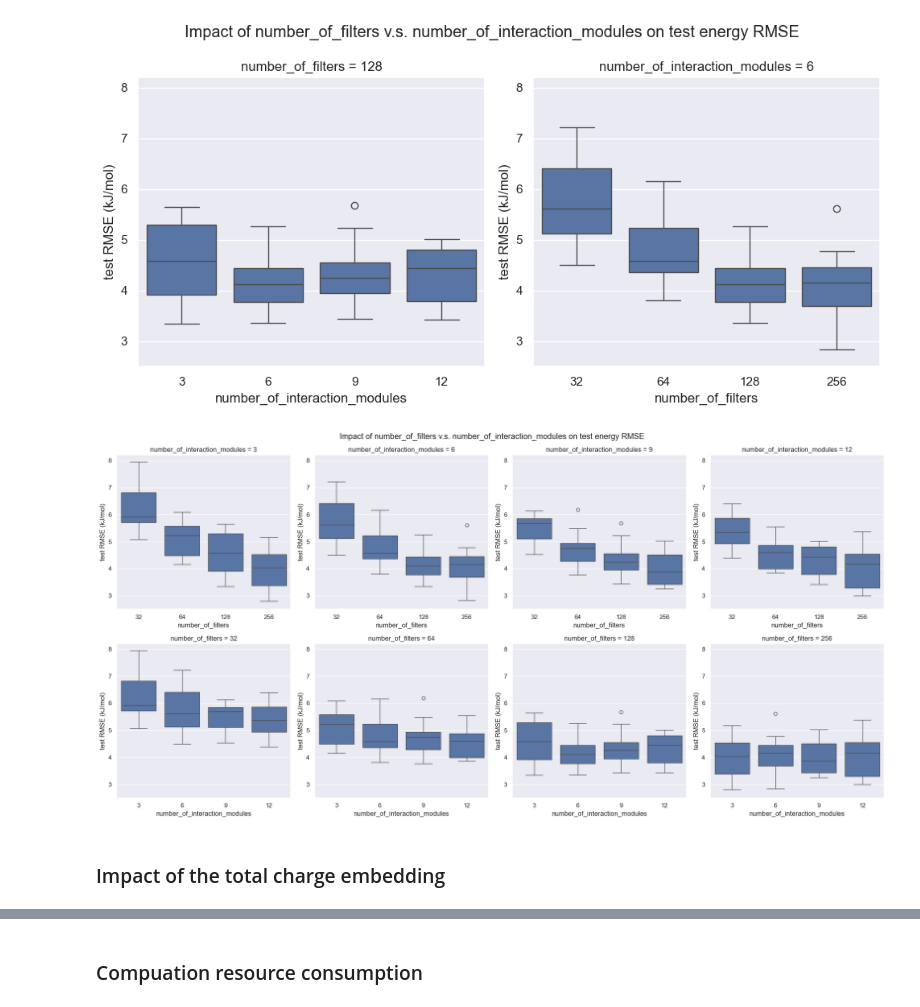
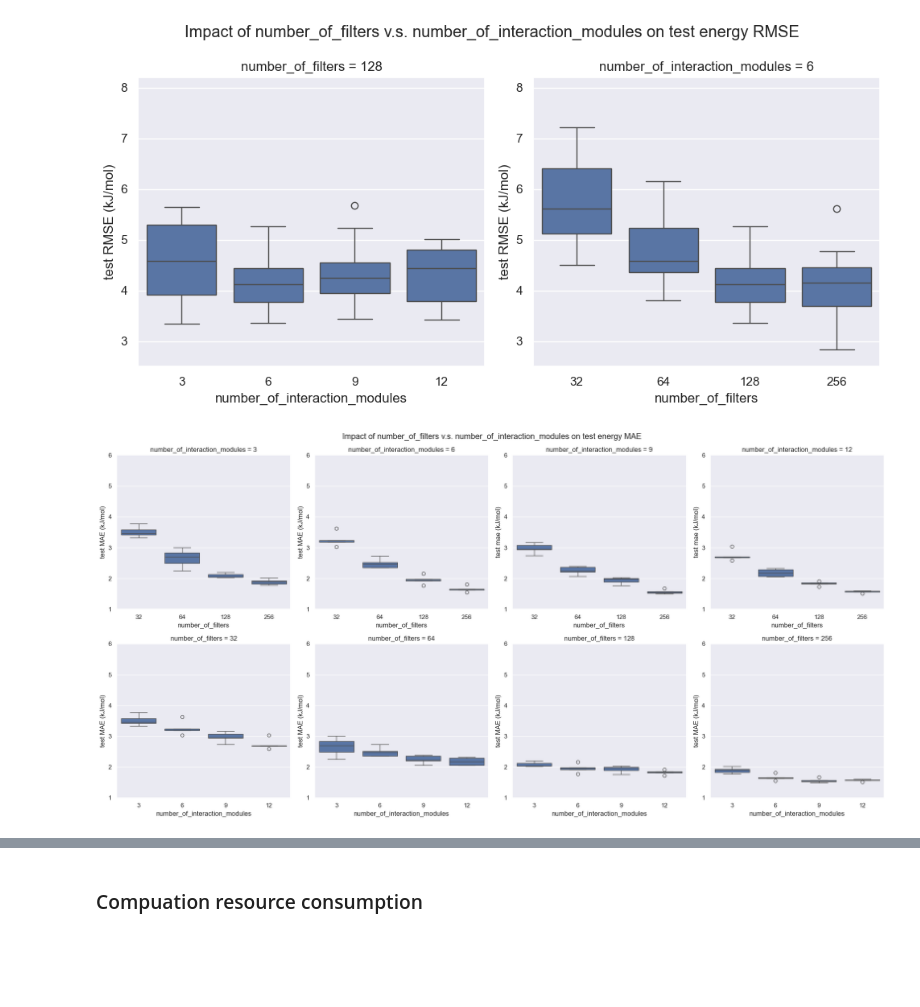
Before and after one commit to MarshallYan/modelforge-experiments, a Jupyter notebook: analysis/schnet_qm9.ipynb, the cells around one changed output, grey strips where cells are left out. Drawn from its saved outputs; the diff is of its cells as text; code cells hidden in the pictures; blank space fills up the shorter version.

```diff
--- a/analysis/schnet_qm9.ipynb
+++ b/analysis/schnet_qm9.ipynb
@@ -527,7 +528,7 @@ for i, number_of_filters in enumerate([32, 64, 128, 256]):
 # %% [markdown]
 At number_of_per_atom_features >= 128, test RMSE is close to minimum.
 # %%
-test_results_df = test_results_df[test_results_df["number_of_per_atom_features"] >= 128]
+test_results_df = test_results_df[test_results_df["number_of_per_atom_features"] == 512]
 # %% [markdown]
 ### Impact of number_of_filters v.s. number_of_interaction_modules
 # %%
@@ -561,51 +562,51 @@ fig.tight_layout()
 [figure]
 # %%
 fig, axes = plt.subplots(2, 4, figsize=(20, 10))
-fig.suptitle("Impact of number_of_filters v.s. number_of_interaction_modules on test energy RMSE")
+fig.suptitle("Impact of number_of_filters v.s. number_of_interaction_modules on test energy MAE")
 
 # fixed number_of_interaction_modules
 sns.boxplot(
     ax=axes[0, 0],
     data=test_results_df[test_results_df["number_of_interaction_modules"] == 3],
     x="number_of_filters",
-    y="test/per_system_energy/rmse",
+    y="test/per_system_energy/mae",
     # hue="number_of_per_atom_features",
 )
-axes[0, 0].set_ylim(2.5, 8.2)
-axes[0, 0].set_ylabel("test RMSE (kJ/mol)")
+axes[0, 0].set_ylim(1, 6)
+axes[0, 0].set_ylabel("test MAE (kJ/mol)")
 axes[0, 0].set_title("number_of_interaction_modules = 3")
 
 sns.boxplot(
     ax=axes[0, 1],
     data=test_results_df[test_results_df["number_of_interaction_modules"] == 6],
     x="number_of_filters",
-    y="test/per_system_energy/rmse",
+    y="test/per_system_energy/mae",
     # hue="number_of_per_atom_features",
 )
-axes[0, 1].set_ylim(2.5, 8.2)
-axes[0, 1].set_ylabel("test RMSE (kJ/mol)")
+axes[0, 1].set_ylim(1, 6)
+axes[0, 1].set_ylabel("test MAE (kJ/mol)")
 axes[0, 1].set_title("number_of_interaction_modules = 6")
 
 sns.boxplot(
     ax=axes[0, 2],
     data=test_results_df[test_results_df["number_of_interaction_modules"] == 9],
     x="number_of_filters",
-    y="test/per_system_energy/rmse",
+    y="test/per_system_energy/mae",
     # hue="number_of_per_atom_features",
 )
-axes[0, 2].set_ylim(2.5, 8.2)
-axes[0, 2].set_ylabel("test RMSE (kJ/mol)")
+axes[0, 2].set_ylim(1, 6)
+axes[0, 2].set_ylabel("test mae (kJ/mol)")
 axes[0, 2].set_title("number_of_interaction_modules = 9")
 
 sns.boxplot(
     ax=axes[0, 3],
     data=test_results_df[test_results_df["number_of_interaction_modules"] == 12],
     x="number_of_filters",
-    y="test/per_system_energy/rmse",
+    y="test/per_system_energy/mae",
     # hue="number_of_per_atom_features",
 )
-axes[0, 3].set_ylim(2.5, 8.2)
-axes[0, 3].set_ylabel("test RMSE (kJ/mol)")
+axes[0, 3].set_ylim(1, 6)
+axes[0, 3].set_ylabel("test mae (kJ/mol)")
 axes[0, 3].set_title("number_of_interaction_modules = 12")
 
 # fixed number_of_filters
@@ -613,48 +614,47 @@ sns.boxplot(
     ax=axes[1, 0],
     data=test_results_df[test_results_df["number_of_filters"] == 32],
     x="number_of_interaction_modules",
-    y="test/per_system_energy/rmse",
+    y="test/per_system_energy/mae",
     # hue="number_of_per_atom_features",
 )
-axes[1, 0].set_ylim(2.5, 8.2)
-axes[1, 0].set_ylabel("test RMSE (kJ/mol)")
+axes[1, 0].set_ylim(1, 6)
+axes[1, 0].set_ylabel("test MAE (kJ/mol)")
 axes[1, 0].set_title("number_of_filters = 32")
 
 sns.boxplot(
     ax=axes[1, 1],
     data=test_results_df[test_results_df["number_of_filters"] == 64],
     x="number_of_interaction_modules",
-    y="test/per_system_energy/rmse",
+    y="test/per_system_energy/mae",
     # hue="number_of_per_atom_features",
 )
-axes[1, 1].set_ylim(2.5, 8.2)
-axes[1, 1].set_ylabel("test RMSE (kJ/mol)")
+axes[1, 1].set_ylim(1, 6)
+axes[1, 1].set_ylabel("test MAE (kJ/mol)")
 axes[1, 1].set_title("number_of_filters = 64")
 
 sns.boxplot(
     ax=axes[1, 2],
     data=test_results_df[test_results_df["number_of_filters"] == 128],
     x="number_of_interaction_modules",
-    y="test/per_system_energy/rmse",
+    y="test/per_system_energy/mae",
     # hue="number_of_per_atom_features",
 )
-axes[1, 2].set_ylim(2.5, 8.2)
-axes[1, 2].set_ylabel("test RMSE (kJ/mol)")
+axes[1, 2].set_ylim(1, 6)
+axes[1, 2].set_ylabel("test MAE (kJ/mol)")
 axes[1, 2].set_title("number_of_filters = 128")
 
 sns.boxplot(
     ax=axes[1, 3],
     data=test_results_df[test_results_df["number_of_filters"] == 256],
     x="number_of_interaction_modules",
-    y="test/per_system_energy/rmse",
+    y="test/per_system_energy/mae",
     # hue="number_of_per_atom_features",
 )
-axes[1, 3].set_ylim(2.5, 8.2)
-axes[1, 3].set_ylabel("test RMSE (kJ/mol)")
+axes[1, 3].set_ylim(1, 6)
+axes[1, 3].set_ylabel("test MAE (kJ/mol)")
 axes[1, 3].set_title("number_of_filters = 256")
 
 fig.tight_layout()
+plt.show()
 # %% [output]
-[figure, old version]
+[figure, new version]
-# %% [markdown]
-### Impact of the total charge embedding
```
Also changed, not shown: parts of 9 cells of this notebook, 4 other files.
